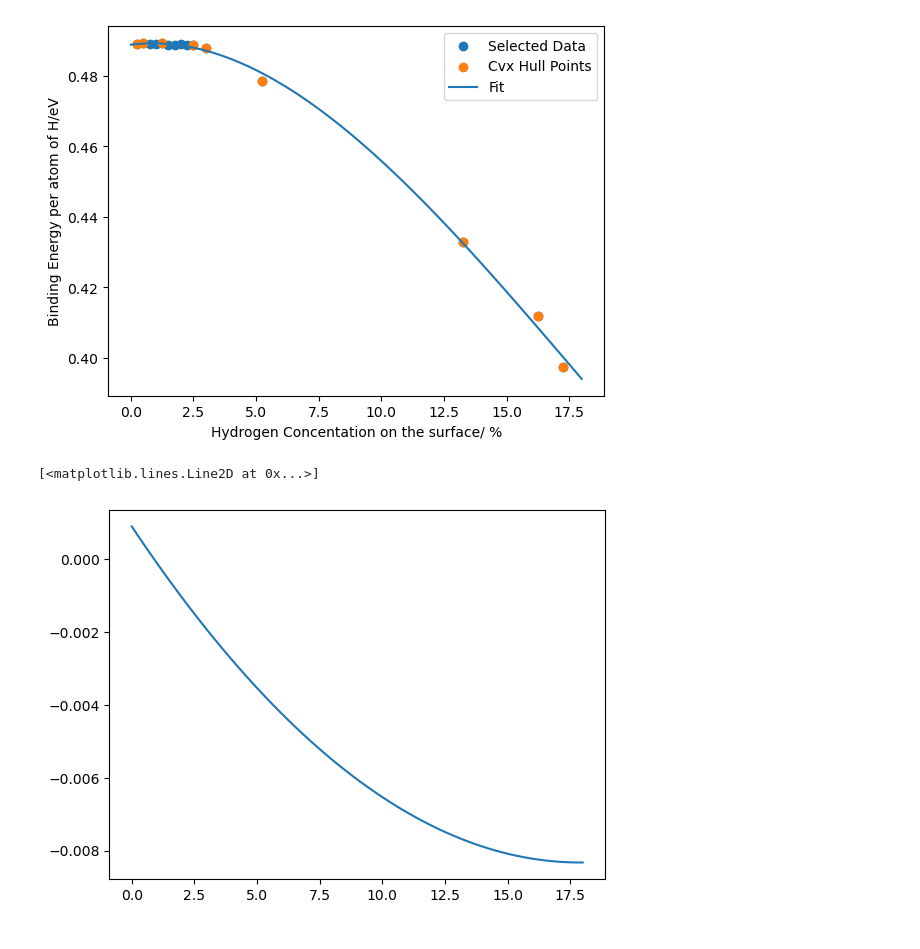
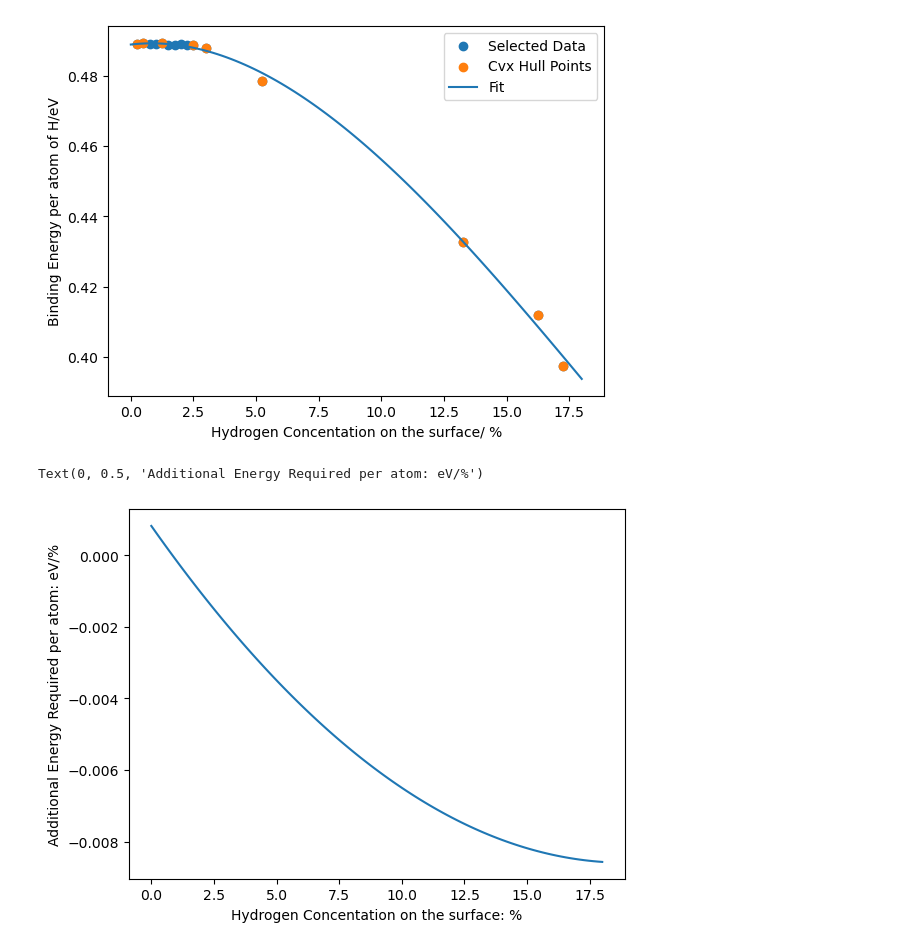
Before and after one commit to Samanyu-T/Fit_EAM, a Jupyter notebook: Jupyter Notebooks/Analyze_HSurface.ipynb, the cells around one changed output. Drawn from its saved outputs; the diff is of its cells as text; code cells hidden in the pictures.

```diff
--- a/Jupyter Notebooks/Analyze_HSurface.ipynb
+++ b/Jupyter Notebooks/Analyze_HSurface.ipynb
@@ -30,19 +30,19 @@ for i, element in enumerate(unique_elements):
     idx = np.where(data[:, 1] == element)[0]
     max_energy[i] = data[idx, 2].max()
 
-points = np.hstack([unique_elements.reshape(-1,1), max_energy.reshape(-1,1)])
-hull = ConvexHull(points)
+points_unique = np.hstack([unique_elements.reshape(-1,1), max_energy.reshape(-1,1)])
+hull = ConvexHull(points_unique)
 
 plt.scatter(unique_elements.reshape(-1,1), max_energy.reshape(-1,1))
 plt.xlabel('Hydrogen Concentation on the surface/ %')
 plt.ylabel('Binding Energy per atom of H/eV')
 
 for simplex in hull.simplices:
-    plt.plot([points[i][0] for i in simplex], [points[i][1] for i in simplex], 'k-')
+    plt.plot([points_unique[i][0] for i in simplex], [points_unique[i][1] for i in simplex], 'k-')
 # %% [output]
 [figure]
 # %%
-def find_max_path(hull):
+def find_max_path(points, hull):
     vertices = points[hull.vertices]
     start_idx = vertices[:,0].argmin()
     end_idx = vertices[:,0].argmax()
@@ -97,7 +97,9 @@ def MLE(x_train, y_train, deg):
 
     Phi = np.hstack([x_train**i for i in range(deg)])
 
-    var = (x_train/100)**2
+    x_train = x_train/100
+
+    var = -(x_train*np.log(x_train) + (1-x_train)*np.log(1-x_train))
 
     Phi_sigma = Phi/var
 
@@ -123,9 +125,9 @@ data = np.hstack([x_data.reshape(-1, 1), y_data.reshape(-1, 1)])
 
 thresh = 0.999
 
-cvx_idx = find_max_path(hull)
+cvx_idx = find_max_path(points_unique, hull)
 
-cvx_pts = points[cvx_idx]
+cvx_pts = points_unique[cvx_idx]
 
 coef_upper = fit_piecewise_linear(cvx_pts)
 
@@ -190,8 +192,8 @@ plt.legend()
 [figure]
 # %%
 plt.plot(x_fit, dy_fit, label='Fit')
-plt.xlabel('Hydrogen Concentation on the surface/ %')
-plt.ylabel('Addition Energy /eV')
+plt.xlabel('Hydrogen Concentation on the surface: %')
+plt.ylabel('Additional Energy Required per atom: eV/%')
 # %% [output]
-[<matplotlib.lines.Line2D at 0x...>]
+Text(0, 0.5, 'Additional Energy Required per atom: eV/%')
-[figure, old version]
+[figure, new version]
```
Also changed, not shown: parts of 5 cells of this notebook, 12 other files.
